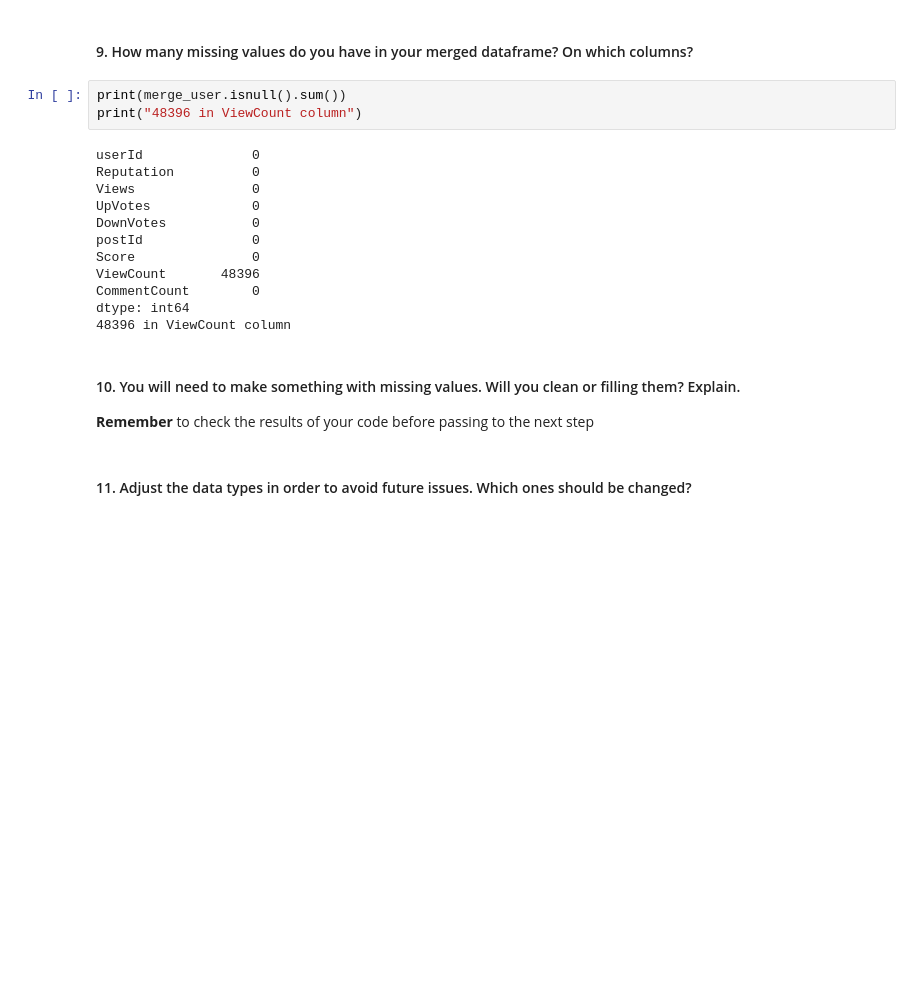
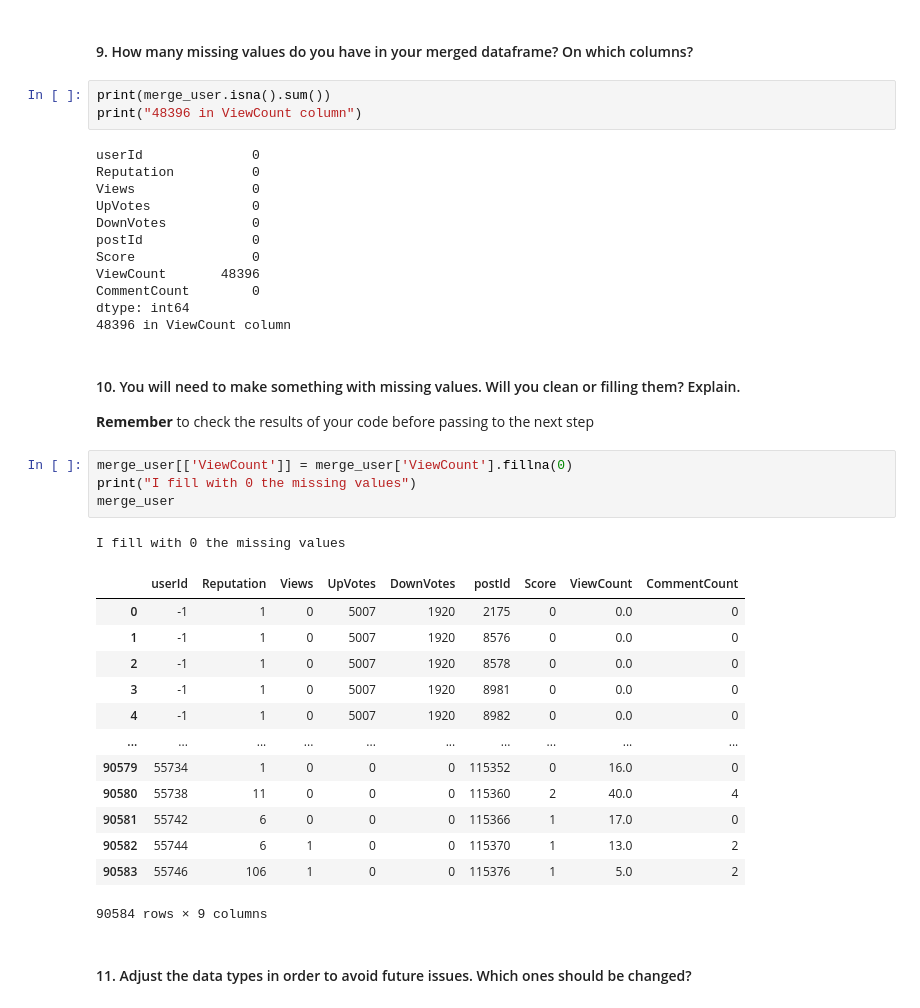
Before and after one commit to miguelmaragon/dataptmad1019, a Jupyter notebook: module-1/lab-data_cleaning/your-code/main.ipynb, the cells around one changed output. Drawn from its saved outputs; the diff is of its cells as text; blank space fills up the shorter version.

```diff
--- a/module-1/lab-data_cleaning/your-code/main.ipynb
+++ b/module-1/lab-data_cleaning/your-code/main.ipynb
@@ -94,7 +94,7 @@ merge_user
 # %% [markdown]
 #### 9. How many missing values do you have in your merged dataframe? On which columns?
 # %%
-print(merge_user.isnull().sum())
+print(merge_user.isna().sum())
 print("48396 in ViewCount column")
 # %% [output]
 userId              0
@@ -111,5 +111,24 @@ dtype: int64
 # %% [markdown]
 #### 10. You will need to make something with missing values.  Will you clean or filling them? Explain.
 **Remember** to check the results of your code before passing to the next step
+# %%
+merge_user[['ViewCount']] = merge_user['ViewCount'].fillna(0)
+print("I fill with 0 the missing values")
+merge_user
+# %% [output]
+I fill with 0 the missing values
+|  | userId | Reputation | Views | UpVotes | DownVotes | postId | Score | ViewCount | CommentCount |
+| 0 | -1 | 1 | 0 | 5007 | 1920 | 2175 | 0 | 0.0 | 0 |
+| 1 | -1 | 1 | 0 | 5007 | 1920 | 8576 | 0 | 0.0 | 0 |
+| 2 | -1 | 1 | 0 | 5007 | 1920 | 8578 | 0 | 0.0 | 0 |
+| 3 | -1 | 1 | 0 | 5007 | 1920 | 8981 | 0 | 0.0 | 0 |
+| 4 | -1 | 1 | 0 | 5007 | 1920 | 8982 | 0 | 0.0 | 0 |
+| ... | ... | ... | ... | ... | ... | ... | ... | ... | ... |
+| 90579 | 55734 | 1 | 0 | 0 | 0 | 115352 | 0 | 16.0 | 0 |
+| 90580 | 55738 | 11 | 0 | 0 | 0 | 115360 | 2 | 40.0 | 4 |
+| 90581 | 55742 | 6 | 0 | 0 | 0 | 115366 | 1 | 17.0 | 0 |
+| 90582 | 55744 | 6 | 1 | 0 | 0 | 115370 | 1 | 13.0 | 2 |
+| 90583 | 55746 | 106 | 1 | 0 | 0 | 115376 | 1 | 5.0 | 2 |
+90584 rows × 9 columns
 # %% [markdown]
 #### 11. Adjust the data types in order to avoid future issues. Which ones should be changed?
```
Also changed, not shown: parts of 2 cells of this notebook, 1 other file.
